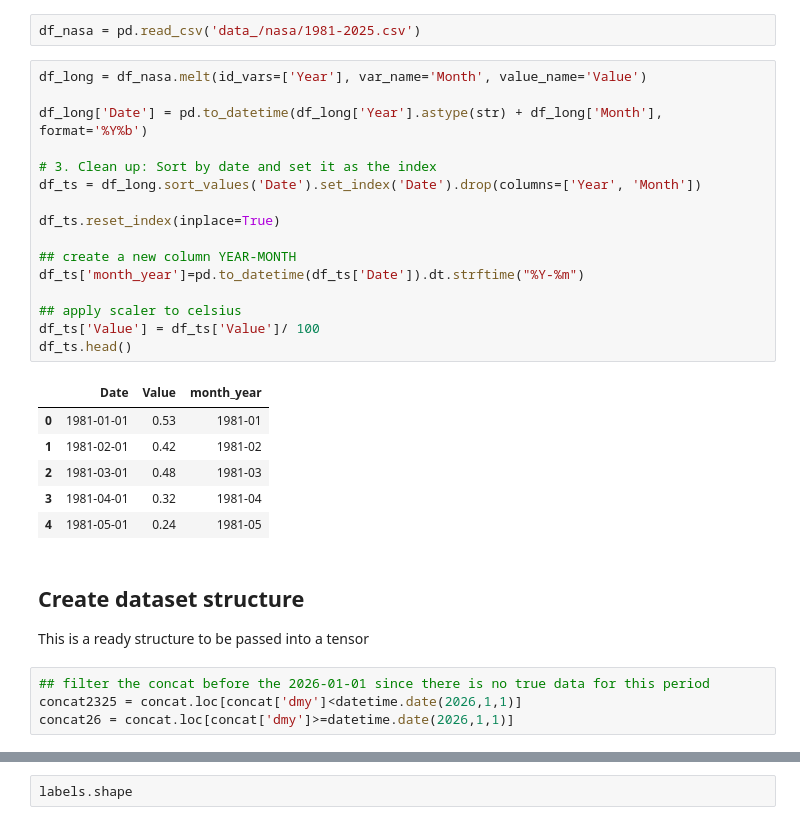
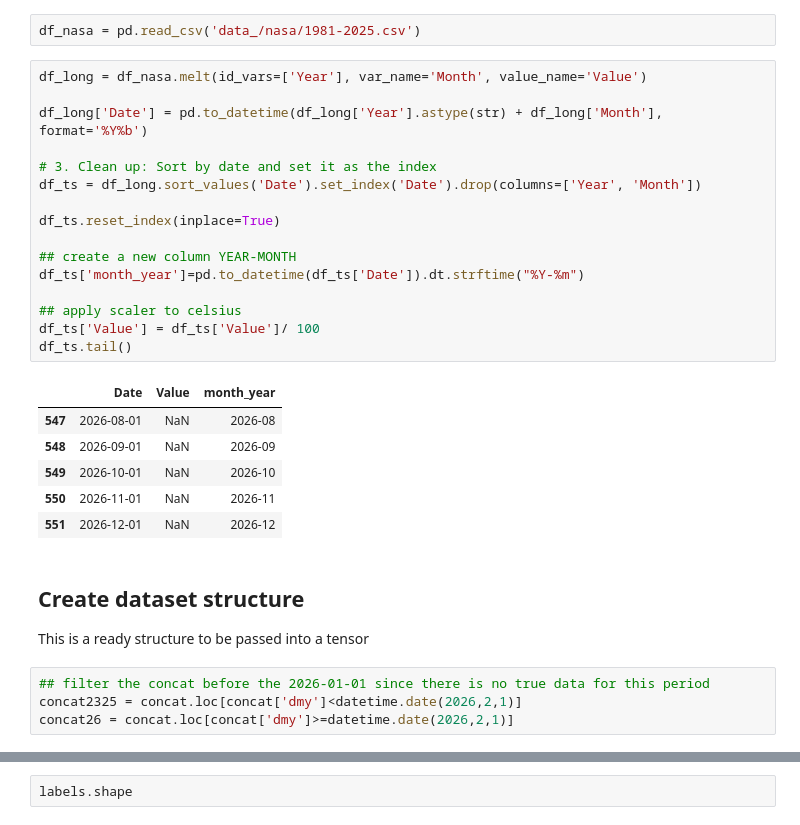
Before and after one commit to emanuel-gf/global-temp-anomaly---daily-max-nasa-esa-era5, a Jupyter notebook: join_openmeteo.ipynb, the cells around one changed output, grey strips where cells are left out. Saved outputs shown, nothing was run; the diff lists cells and outputs as text.

```diff
--- a/join_openmeteo.ipynb
+++ b/join_openmeteo.ipynb
@@ -155,31 +173,31 @@ df_nasa = pd.read_csv('data_/nasa/1981-2025.csv')
 # %%
 df_long = df_nasa.melt(id_vars=['Year'], var_name='Month', value_name='Value')
 
 df_long['Date'] = pd.to_datetime(df_long['Year'].astype(str) + df_long['Month'], format='%Y%b')
 
 # 3. Clean up: Sort by date and set it as the index
 df_ts = df_long.sort_values('Date').set_index('Date').drop(columns=['Year', 'Month'])
 
 df_ts.reset_index(inplace=True)
 
 ## create a new column YEAR-MONTH
 df_ts['month_year']=pd.to_datetime(df_ts['Date']).dt.strftime("%Y-%m")
 
 ## apply scaler to celsius
 df_ts['Value'] = df_ts['Value']/ 100
-df_ts.head()
+df_ts.tail()
 # %% [output]
 |  | Date | Value | month_year |
-| 0 | 1981-01-01 | 0.53 | 1981-01 |
-| 1 | 1981-02-01 | 0.42 | 1981-02 |
-| 2 | 1981-03-01 | 0.48 | 1981-03 |
-| 3 | 1981-04-01 | 0.32 | 1981-04 |
-| 4 | 1981-05-01 | 0.24 | 1981-05 |
+| 547 | 2026-08-01 | NaN | 2026-08 |
+| 548 | 2026-09-01 | NaN | 2026-09 |
+| 549 | 2026-10-01 | NaN | 2026-10 |
+| 550 | 2026-11-01 | NaN | 2026-11 |
+| 551 | 2026-12-01 | NaN | 2026-12 |
 # %% [markdown]
 ## Create dataset structure
 
 This is a ready structure to be passed into a tensor
 # %%
 ## filter the concat before the 2026-01-01 since there is no true data for this period
-concat2325 = concat.loc[concat['dmy']<datetime.date(2026,1,1)]
-concat26 = concat.loc[concat['dmy']>=datetime.date(2026,1,1)]
+concat2325 = concat.loc[concat['dmy']<datetime.date(2026,2,1)]
+concat26 = concat.loc[concat['dmy']>=datetime.date(2026,2,1)]
```
Also changed, not shown: parts of 19 cells of this notebook, 1 other file.
